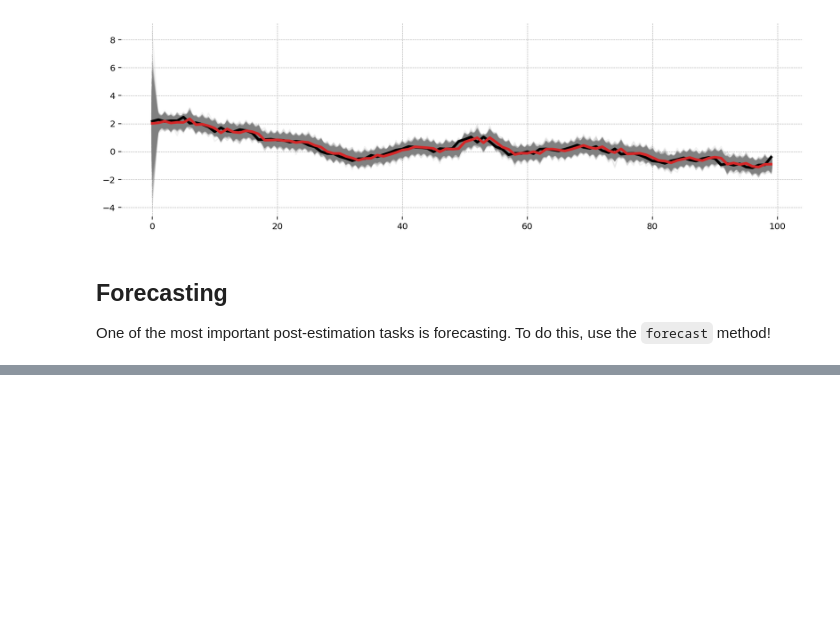
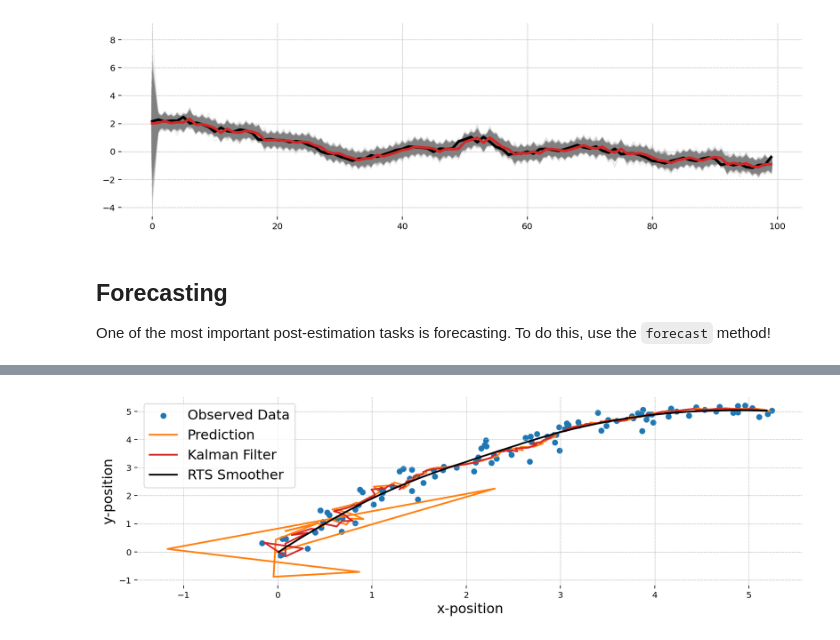
Before and after one commit to AlexAndorra/pydata-berlin-statespace-models, a Jupyter notebook: notebooks/introduction_to_statespace.ipynb, the cells around one changed output, grey strips where cells are left out. Saved outputs shown, nothing was run; the diff lists cells and outputs as text; code cells hidden in the pictures; blank space fills up the shorter version.

```diff
--- a/notebooks/introduction_to_statespace.ipynb
+++ b/notebooks/introduction_to_statespace.ipynb
@@ -584,0 +675,12 @@ plt.show()
+# %%
+physical_model = pmss.structural.LevelTrendComponent(name='xy',
+                                                     order=3,
+                                                     innovations_order=[0, 1, 0],
+                                                     observed_state_names=['x', 'y'],
+                                                     share_states=False
+                                                     )
+measurement_error = pmss.structural.MeasurementError(name='xy_error',
+                                                     observed_state_names=['x', 'y'],
+                                                     share_states=False)
+
+physics_mod = (physical_model + measurement_error).build()
@@ -584,0 +699,13 @@ plt.show()
+# %%
+with pm.Model(coords=physics_mod.coords) as pymc_physics_mod:
+    P0_diag = pm.Gamma('P0_diag', alpha=2, beta=1, dims=['state'])
+    P0 = pm.Deterministic('P0', pt.diag(P0_diag), dims=['state', 'state_aux'])
+    initial_xy = pm.Normal('initial_xy', [0.0, 10.0, 0.0], sigma=3, dims=['endog_xy', 'state_xy'])
+    sigma_xy = pm.HalfNormal('sigma_xy', 1.0, dims=['endog_xy', 'shock_xy'])
+    sigma_xy_error = pm.HalfNormal('sigma_xy_error', 1.0, dims=['endog_xy_error'])
+
+    physics_mod.build_statespace_graph(data)
+    idata = pm.sample(nuts_sampler='nutpie',
+                     nuts_sampler_kwargs={'backend':'jax', 'gradient_backend':'jax'},
+                      chains=6,
+                      draws=500)
@@ -584,0 +726,2 @@ plt.show()
+# %%
+post_cond = physics_mod.sample_conditional_posterior(idata, mvn_method='cholesky')
@@ -584,0 +765,18 @@ plt.show()
+# %%
+fig, ax = plt.subplots()
+
+xy_predicted_hat = post_cond.predicted_posterior.sel(state=['level[x]', 'level[y]'])
+xy_filtered_hat = post_cond.filtered_posterior.sel(state=['level[x]', 'level[y]'])
+xy_smoothed_hat = post_cond.smoothed_posterior.sel(state=['level[x]', 'level[y]'])
+
+ax.scatter(*data.T, label='Observed Data')
+
+ax.plot(*xy_predicted_hat.mean(dim=['chain', 'draw']).values.T, color='tab:orange', lw=2, label='Prediction')
+ax.plot(*xy_filtered_hat.mean(dim=['chain', 'draw']).values.T, color='tab:red', lw=2, label='Kalman Filter')
+ax.plot(*xy_smoothed_hat.mean(dim=['chain', 'draw']).values.T, color='k', lw=2, label='RTS Smoother')
+ax.set_xlabel("x-position", fontsize=16)
+ax.set_ylabel('y-position', fontsize=16)
+ax.legend(fontsize=16)
+plt.show()
+# %% [output]
+[figure, added]
```
Also changed, not shown: parts of 21 cells of this notebook.
